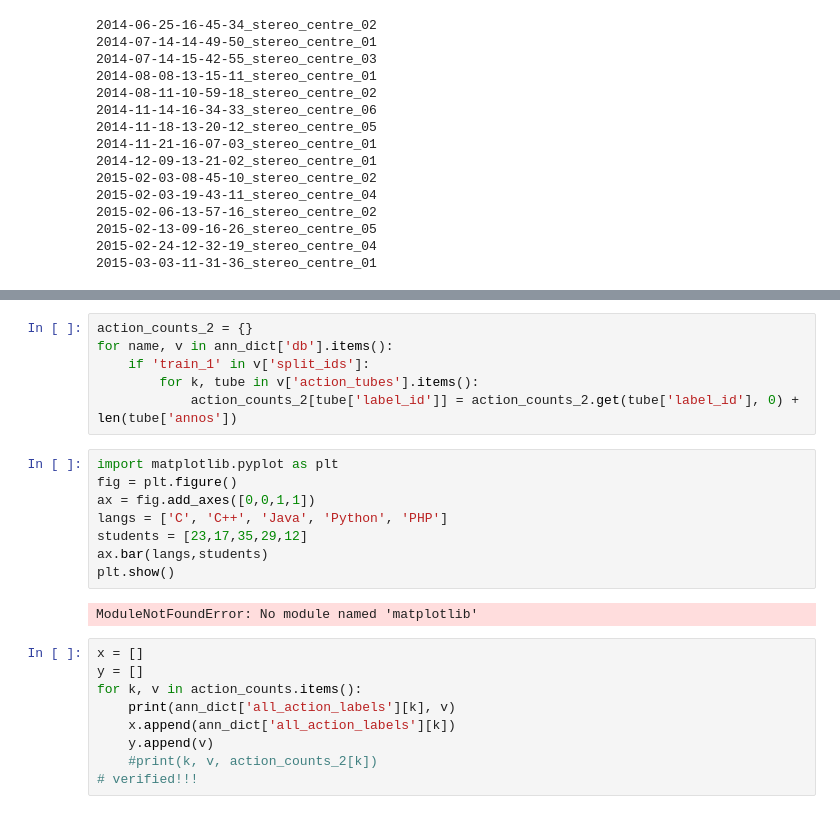
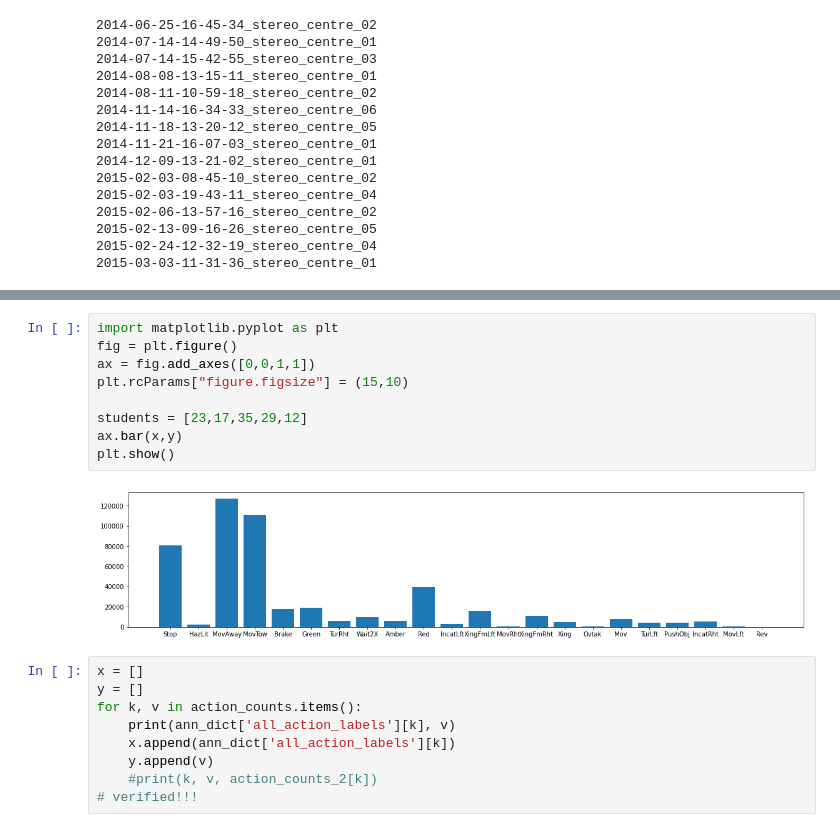
Before and after one commit to WATonomous/action-classification, a Jupyter notebook: analysis.ipynb, the cells around one changed output, grey strips where cells are left out. Saved outputs shown, nothing was run; the diff lists cells and outputs as text.

```diff
--- a/analysis.ipynb
+++ b/analysis.ipynb
@@ -72,19 +125,14 @@ for name, v in ann_dict['db'].items():
-# %%
-action_counts_2 = {}
-for name, v in ann_dict['db'].items():
-    if 'train_1' in v['split_ids']:
-        for k, tube in v['action_tubes'].items():
-            action_counts_2[tube['label_id']] = action_counts_2.get(tube['label_id'], 0) + len(tube['annos'])
 # %%
 import matplotlib.pyplot as plt
 fig = plt.figure()
 ax = fig.add_axes([0,0,1,1])
-langs = ['C', 'C++', 'Java', 'Python', 'PHP']
+plt.rcParams["figure.figsize"] = (15,10)
+
 students = [23,17,35,29,12]
-ax.bar(langs,students)
+ax.bar(x,y)
 plt.show()
 # %% [output]
-ModuleNotFoundError: No module named 'matplotlib'
+[figure, added]
 # %%
 x = []
 y = []
```
Also changed, not shown: parts of 9 cells of this notebook, 2 other files.
